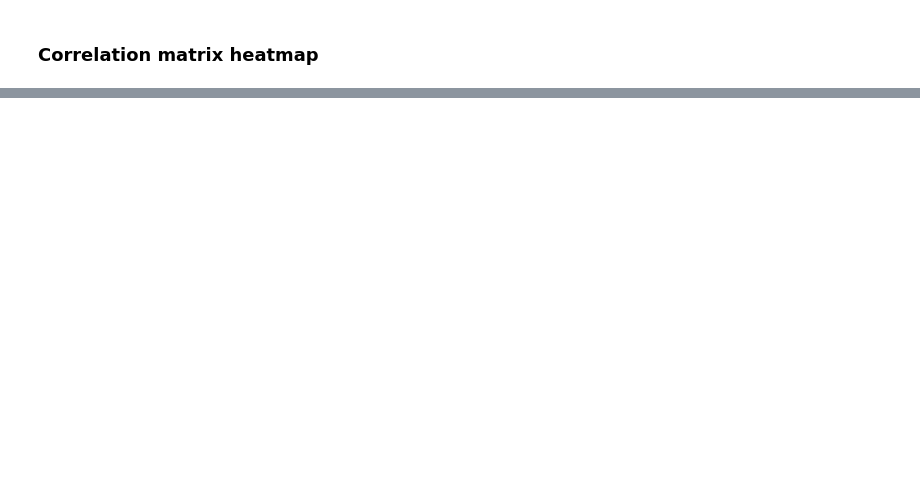
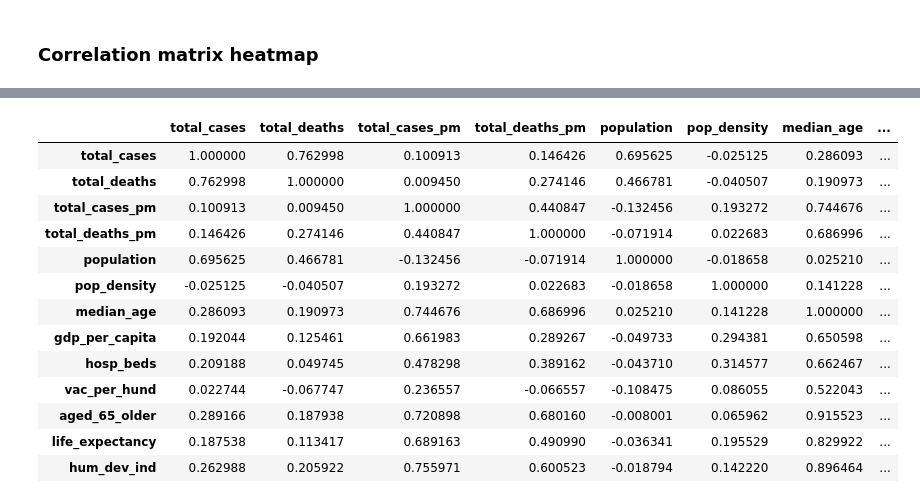
Before and after one commit to jieshu-wang-SBU/EST389_371_2026_spring, a Jupyter notebook: lectures/07-Data_visualization/07-01_visualize_amounts.ipynb, the cells around one changed output, grey strips where cells are left out. Saved outputs shown, nothing was run; the diff lists cells and outputs as text; code cells hidden in the pictures; blank space fills up the shorter version.

```diff
--- a/lectures/07-Data_visualization/07-01_visualize_amounts.ipynb
+++ b/lectures/07-Data_visualization/07-01_visualize_amounts.ipynb
@@ -198,7 +268,23 @@ covid_totals.head()
 # %%
 # correlation
 
 corr=covid_totals.corr(numeric_only=True)
+corr
+# %% [output]
+|  | total_cases | total_deaths | total_cases_pm | total_deaths_pm | population | pop_density | median_age | ... |
+| total_cases | 1.000000 | 0.762998 | 0.100913 | 0.146426 | 0.695625 | -0.025125 | 0.286093 | ... |
+| total_deaths | 0.762998 | 1.000000 | 0.009450 | 0.274146 | 0.466781 | -0.040507 | 0.190973 | ... |
+| total_cases_pm | 0.100913 | 0.009450 | 1.000000 | 0.440847 | -0.132456 | 0.193272 | 0.744676 | ... |
+| total_deaths_pm | 0.146426 | 0.274146 | 0.440847 | 1.000000 | -0.071914 | 0.022683 | 0.686996 | ... |
+| population | 0.695625 | 0.466781 | -0.132456 | -0.071914 | 1.000000 | -0.018658 | 0.025210 | ... |
+| pop_density | -0.025125 | -0.040507 | 0.193272 | 0.022683 | -0.018658 | 1.000000 | 0.141228 | ... |
+| median_age | 0.286093 | 0.190973 | 0.744676 | 0.686996 | 0.025210 | 0.141228 | 1.000000 | ... |
+| gdp_per_capita | 0.192044 | 0.125461 | 0.661983 | 0.289267 | -0.049733 | 0.294381 | 0.650598 | ... |
+| hosp_beds | 0.209188 | 0.049745 | 0.478298 | 0.389162 | -0.043710 | 0.314577 | 0.662467 | ... |
+| vac_per_hund | 0.022744 | -0.067747 | 0.236557 | -0.066557 | -0.108475 | 0.086055 | 0.522043 | ... |
+| aged_65_older | 0.289166 | 0.187938 | 0.720898 | 0.680160 | -0.008001 | 0.065962 | 0.915523 | ... |
+| life_expectancy | 0.187538 | 0.113417 | 0.689163 | 0.490990 | -0.036341 | 0.195529 | 0.829922 | ... |
+| hum_dev_ind | 0.262988 | 0.205922 | 0.755971 | 0.600523 | -0.018794 | 0.142220 | 0.896464 | ... |
 # %%
 fig, ax = plt.subplots(nrows=1, ncols=1, figsize=(9,5), tight_layout=True)
 
```
Also changed, not shown: parts of 13 cells of this notebook.
